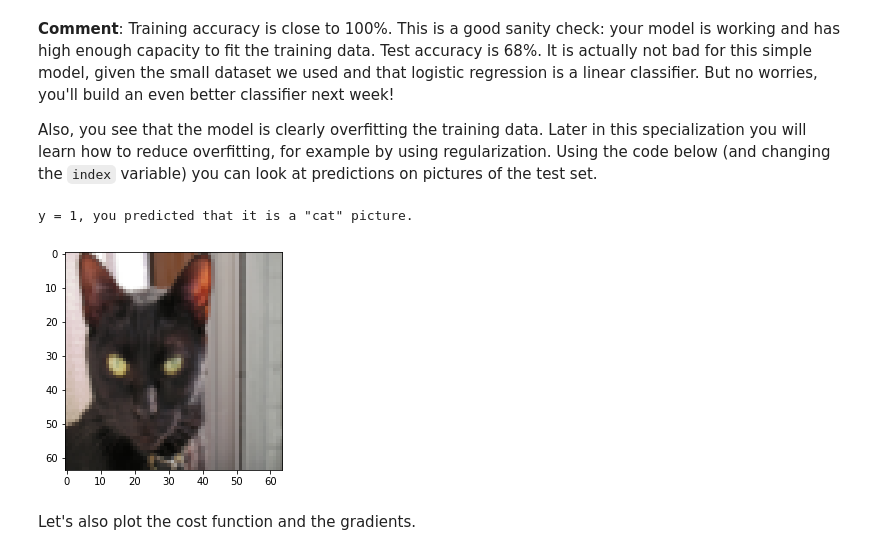
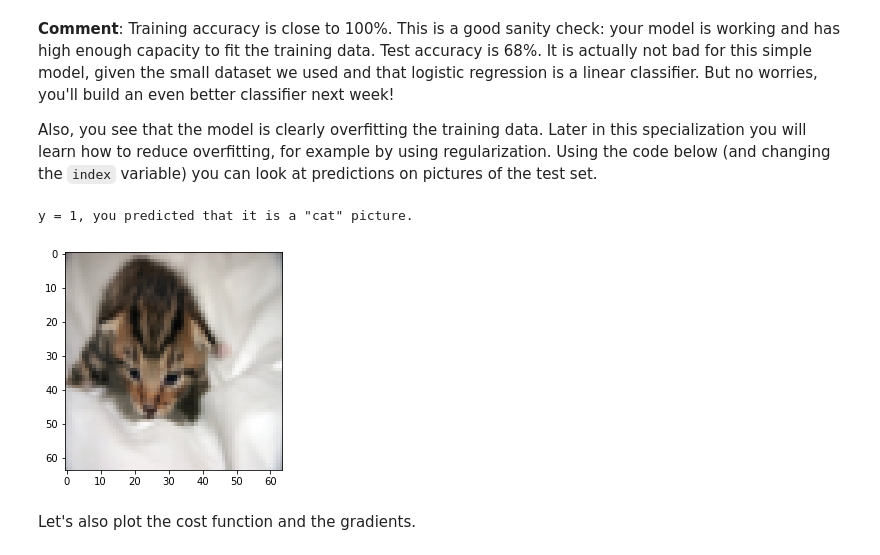
Before and after one commit to aurimas13/Deep-Learning-Specialization-by-deeplearning.ai, a Jupyter notebook: C1_Neural Networks and Deep Learning/W2/Logistic Regression as a Neural Network/Logistic_Regression_with_a_Neural_Network_mindset_v6a.ipynb, the cells around one changed output. Cells and saved outputs as stored; diff of their text form; code cells hidden in the pictures.

```diff
--- a/C1_Neural Networks and Deep Learning/W2/Logistic Regression as a Neural Network/Logistic_Regression_with_a_Neural_Network_mindset_v6a.ipynb
+++ b/C1_Neural Networks and Deep Learning/W2/Logistic Regression as a Neural Network/Logistic_Regression_with_a_Neural_Network_mindset_v6a.ipynb
@@ -82,9 +82,9 @@ Many software bugs in deep learning come from having matrix/vector dimensions th
 Remember that `train_set_x_orig` is a numpy-array of shape (m_train, num_px, num_px, 3). For instance, you can access `m_train` by writing `train_set_x_orig.shape[0]`.
 # %%
 ### START CODE HERE ### (≈ 3 lines of code)
-m_train = train_set_x_orig.shape[0]
-m_test = test_set_x_orig.shape[0]
-num_px = test_set_x_orig[0].shape[0]
+m_train = train_set_x_orig.shape[0] # None
+m_test = test_set_x_orig.shape[0] # None
+num_px = test_set_x_orig.shape[1] # None
 ### END CODE HERE ###
 
 print ("Number of training examples: m_train = " + str(m_train))
@@ -691,12 +706,12 @@ test accuracy: 70.0 %
 Also, you see that the model is clearly overfitting the training data. Later in this specialization you will learn how to reduce overfitting, for example by using regularization. Using the code below (and changing the `index` variable) you can look at predictions on pictures of the test set.
 # %%
 # Example of a picture that was wrongly classified.
-index = 9
+index = 1
 plt.imshow(test_set_x[:,index].reshape((num_px, num_px, 3)))
 print ("y = " + str(test_set_y[0,index]) + ", you predicted that it is a \"" + classes[d["Y_prediction_test"][0,index]].decode("utf-8") +  "\" picture.")
 # %% [output]
 y = 1, you predicted that it is a "cat" picture.
-[figure, old version]
+[figure, new version]
 # %% [markdown]
 Let's also plot the cost function and the gradients.
 # %%
```
Also changed, not shown: parts of 10 cells of this notebook.
